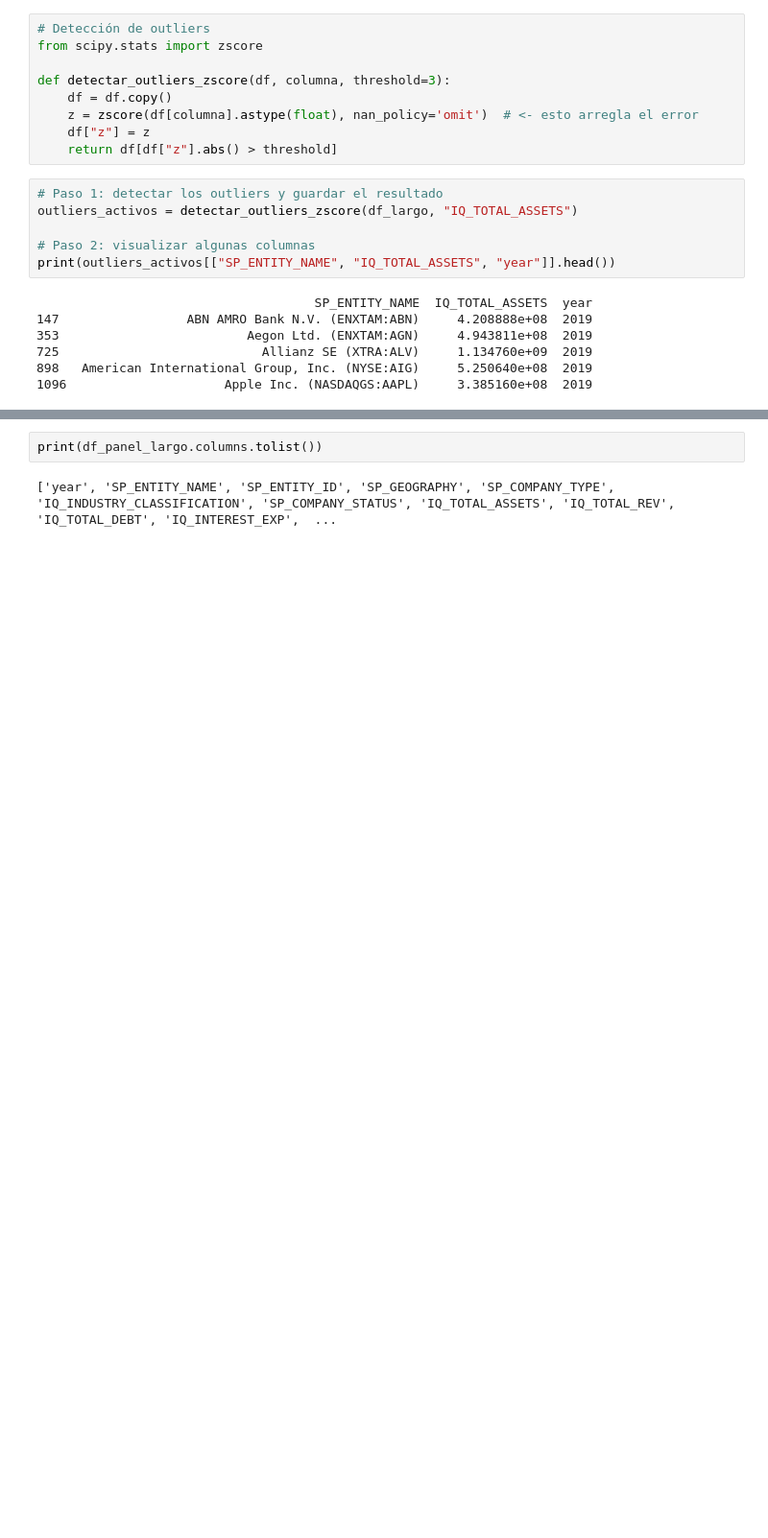
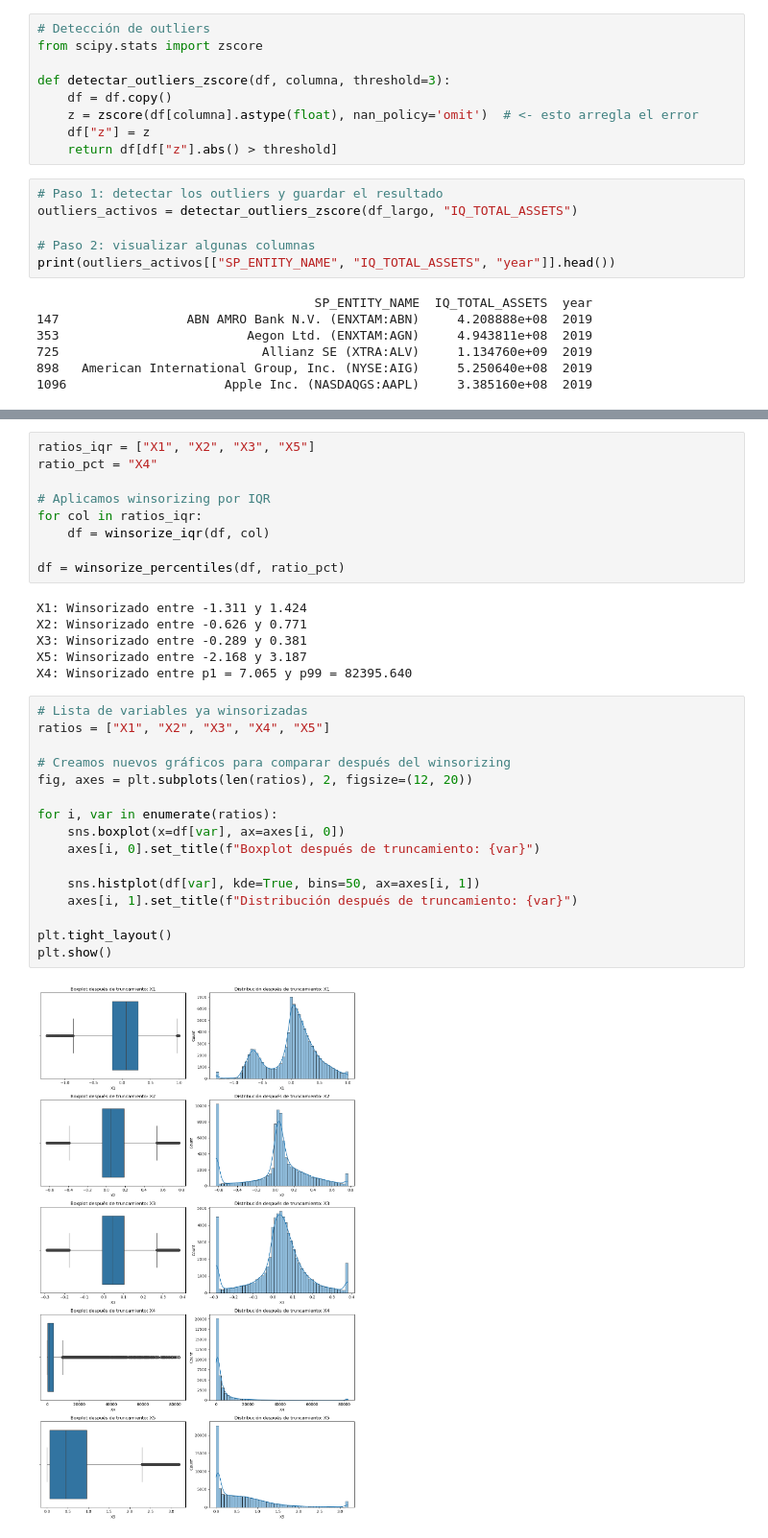
Before and after one commit to daniel4data/zscore-creditrisk, a Jupyter notebook: notebooks/exploracion_zscore.ipynb, the cells around one changed output, grey strips where cells are left out. Shown at 96% size. Cells and saved outputs as stored; diff of their text form; blank space fills up the shorter version.

```diff
--- a/notebooks/exploracion_zscore.ipynb
+++ b/notebooks/exploracion_zscore.ipynb
@@ -368,4 +280,33 @@ dtype: float64
-# %%
-print(df_panel_largo.columns.tolist())
-# %% [output]
-['year', 'SP_ENTITY_NAME', 'SP_ENTITY_ID', 'SP_GEOGRAPHY', 'SP_COMPANY_TYPE', 'IQ_INDUSTRY_CLASSIFICATION', 'SP_COMPANY_STATUS', 'IQ_TOTAL_ASSETS', 'IQ_TOTAL_REV', 'IQ_TOTAL_DEBT', 'IQ_INTEREST_EXP',  ...
+# %%
+ratios_iqr = ["X1", "X2", "X3", "X5"]
+ratio_pct = "X4"
+
+# Aplicamos winsorizing por IQR
+for col in ratios_iqr:
+    df = winsorize_iqr(df, col)
+
+df = winsorize_percentiles(df, ratio_pct)
+# %% [output]
+X1: Winsorizado entre -1.311 y 1.424
+X2: Winsorizado entre -0.626 y 0.771
+X3: Winsorizado entre -0.289 y 0.381
+X5: Winsorizado entre -2.168 y 3.187
+X4: Winsorizado entre p1 = 7.065 y p99 = 82395.640
+# %%
+# Lista de variables ya winsorizadas
+ratios = ["X1", "X2", "X3", "X4", "X5"]
+
+# Creamos nuevos gráficos para comparar después del winsorizing
+fig, axes = plt.subplots(len(ratios), 2, figsize=(12, 20))
+
+for i, var in enumerate(ratios):
+    sns.boxplot(x=df[var], ax=axes[i, 0])
+    axes[i, 0].set_title(f"Boxplot después de truncamiento: {var}")
+
+    sns.histplot(df[var], kde=True, bins=50, ax=axes[i, 1])
+    axes[i, 1].set_title(f"Distribución después de truncamiento: {var}")
+
+plt.tight_layout()
+plt.show()
+# %% [output]
+[figure, added]
```
Also changed, not shown: parts of 27 cells of this notebook, 2 other files.
